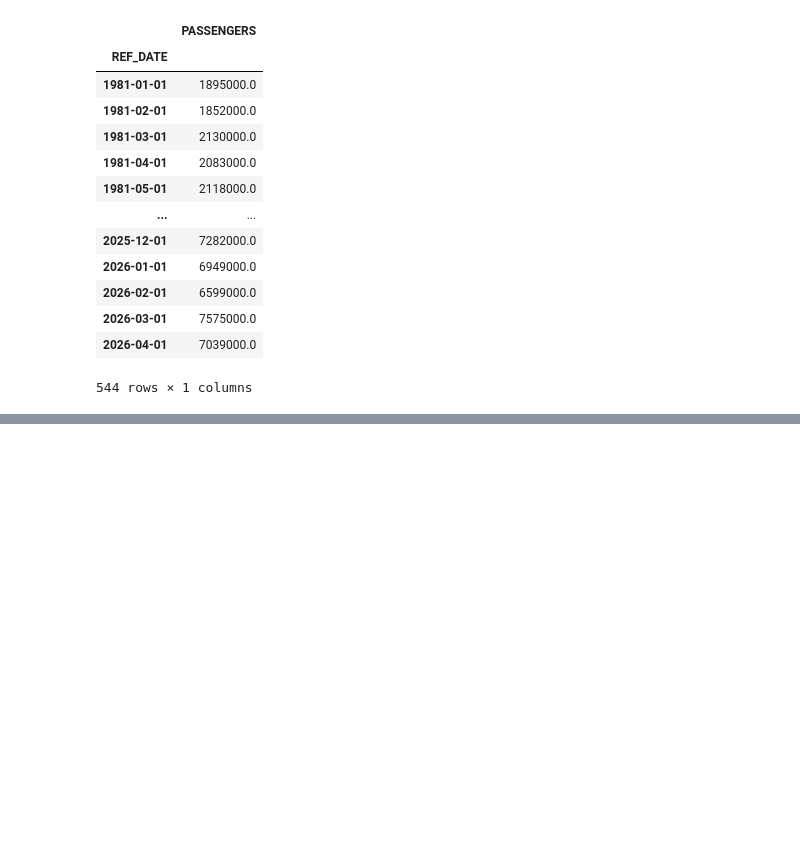
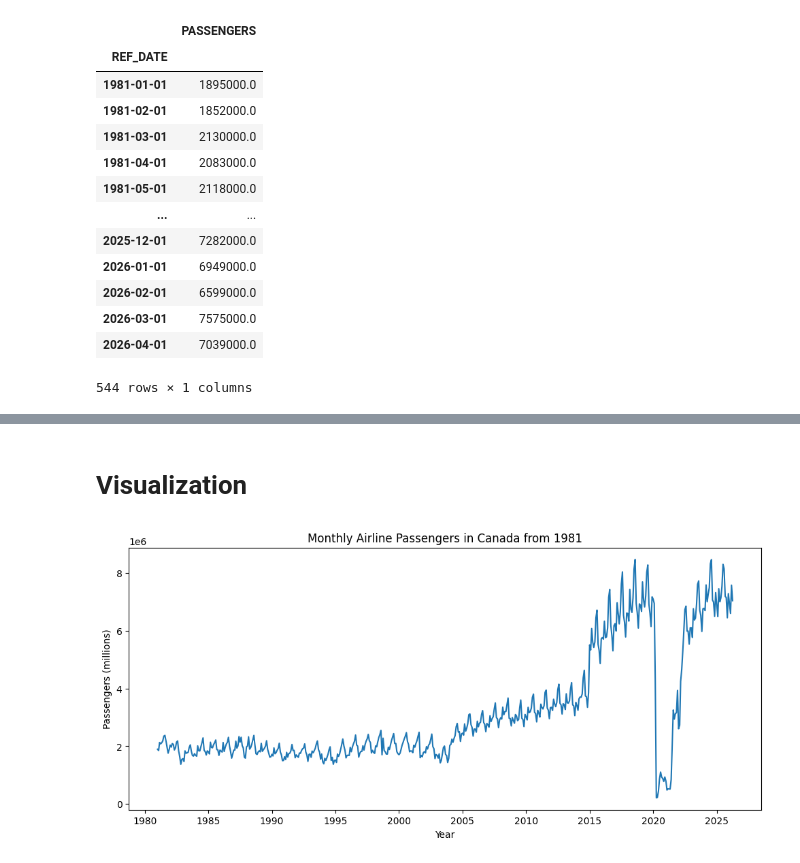
Before and after one commit to ajinikhil/air_passenger_forecasting, a Jupyter notebook: script/automated_forecasting.ipynb, the cells around one changed output, grey strips where cells are left out. Cells and saved outputs as stored; diff of their text form; code cells hidden in the pictures; blank space fills up the shorter version.

```diff
--- a/script/automated_forecasting.ipynb
+++ b/script/automated_forecasting.ipynb
@@ -161,0 +204,2 @@ df
+# %% [markdown]
+# Visualization
@@ -161,0 +208,9 @@ df
+# %%
+plt.figure(figsize= (12, 5))
+plt.plot(df.index, df["PASSENGERS"])
+plt.title("Monthly Airline Passengers in Canada from 1981")
+plt.xlabel("Year")
+plt.ylabel("Passengers (millions)")
+plt.show()
+# %% [output]
+[figure, added]
```
Also changed, not shown: parts of 10 cells of this notebook.
